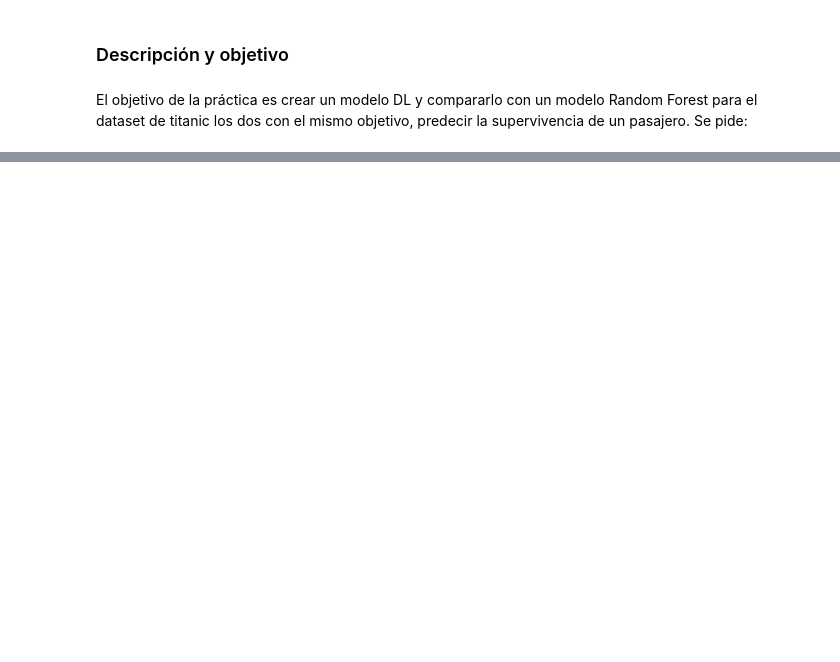
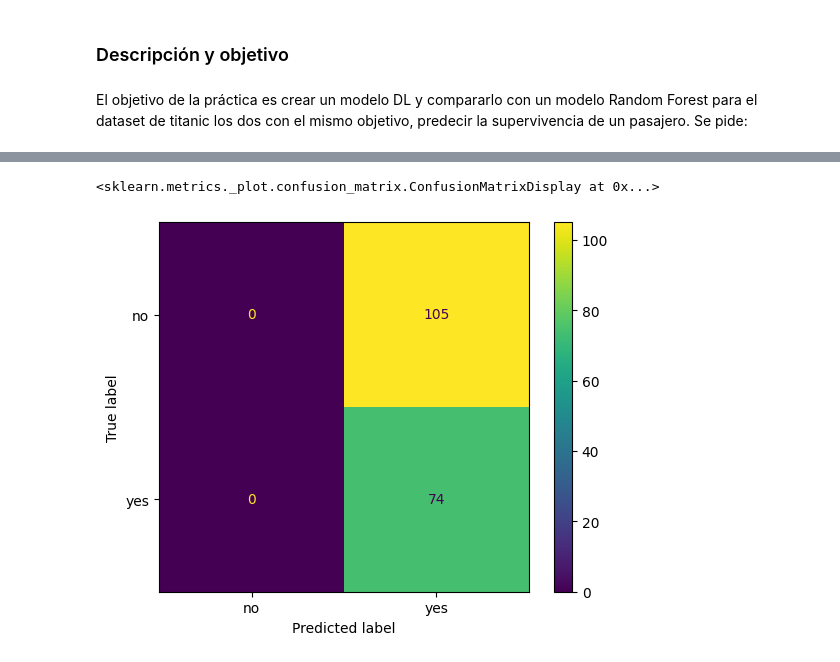
Before and after one commit to njisly/online_ds_thebridge_Nur, a Jupyter notebook: ejercicios/05_Deep_Learning/Sprint_18/Unidad_01/Practica_Obligatoria/18_Practica_Obligatoria_Introduccion_Deep_Learning.ipynb, the cells around one changed output, grey strips where cells are left out. Drawn from its saved outputs; the diff is of its cells as text; code cells hidden in the pictures; blank space fills up the shorter version.

```diff
--- a/ejercicios/05_Deep_Learning/Sprint_18/Unidad_01/Practica_Obligatoria/18_Practica_Obligatoria_Introduccion_Deep_Learning.ipynb
+++ b/ejercicios/05_Deep_Learning/Sprint_18/Unidad_01/Practica_Obligatoria/18_Practica_Obligatoria_Introduccion_Deep_Learning.ipynb
@@ -39,0 +240,14 @@ NOTA: Incluye los valores por defecto de los hiperparámetros escogidos en cada
+# %%
+X_train = train[num_feat + cat_feat]
+X_test = test[num_feat + cat_feat]
+
+y_train = train[target]
+y_test = test[target]
+# %%
+scaler = StandardScaler()
+
+X_train_scaled = X_train.copy()
+X_train_scaled[num_feat] = scaler.fit_transform(X_train_scaled[num_feat])
+# %%
+X_test_scaled = X_test.copy()
+X_test_scaled[num_feat] = scaler.transform(X_test_scaled[num_feat])
@@ -39,0 +328,25 @@ NOTA: Incluye los valores por defecto de los hiperparámetros escogidos en cada
+# %%
+# Creamos un modelo de red neuronal
+
+mlp = MLPClassifier(hidden_layer_sizes=(100, 100, 100), max_iter=1000, random_state=42)
+
+# Registramos el tiempo de entrenamiento y predicción
+start = time.time()
+mlp.fit(X_train_scaled, y_train)
+end = time.time()
+train_time = end - start
+
+start = time.time()
+y_pred = mlp.predict(X_test_scaled)
+end = time.time()
+pred_time = end - start
+
+# Guardamos las métricas de evaluación en un dataframe
+
+mlp_metrics = pd.DataFrame({'accuracy': accuracy_score(y_test, y_pred),
+                            'precision': precision_score(y_test, y_pred, average = "macro"),
+                            'recall': recall_score(y_test, y_pred, average = "macro"),
+                            'train_time': train_time,
+                            'pred_time': pred_time}, index=['mlp']
+                            )
+mlp_metrics
@@ -39,0 +403,6 @@ NOTA: Incluye los valores por defecto de los hiperparámetros escogidos en cada
+# %%
+cm = confusion_matrix(y_test, mlp.predict(X_test_scaled), labels=mlp.classes_)
+ConfusionMatrixDisplay(cm, display_labels=mlp.classes_).plot()
+# %% [output]
+<sklearn.metrics._plot.confusion_matrix.ConfusionMatrixDisplay at 0x...>
+[figure, added]
```
Also changed, not shown: parts of 37 cells of this notebook.
